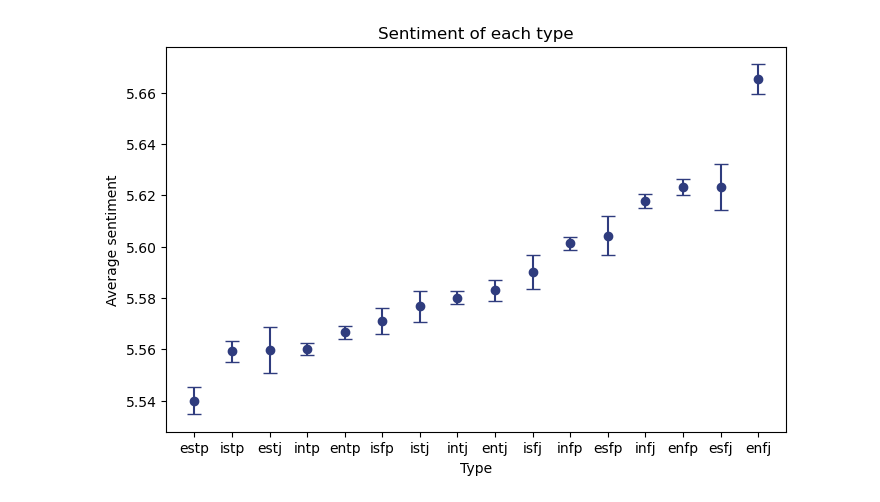
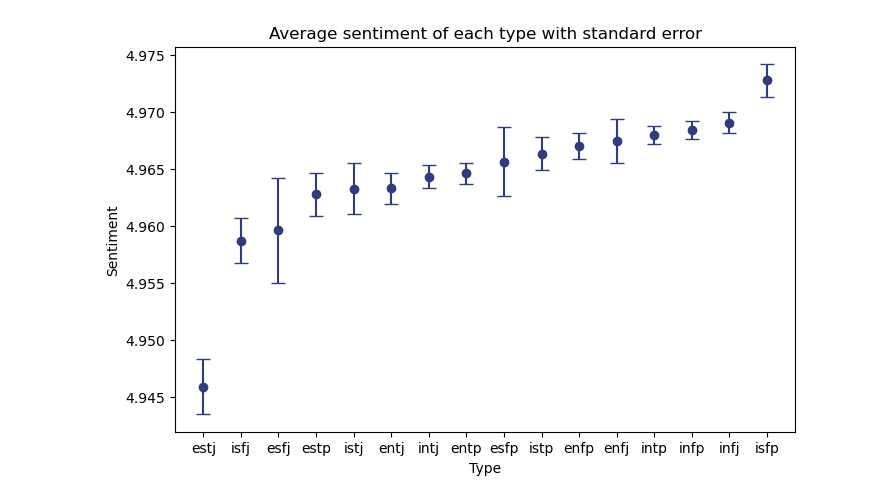
Before and after one commit to luchsonice/MBTI, a Jupyter notebook: 4_text_anlysis_graph.ipynb, the cells around one changed output. Cells and saved outputs as stored; diff of their text form; code cells hidden in the pictures.

```diff
--- a/4_text_anlysis_graph.ipynb
+++ b/4_text_anlysis_graph.ipynb
@@ -23,5 +24,5 @@ from scipy.stats import ttest_ind
 # %%
-with open(r"LargeData\Graph2.pkl", 'rb') as file:
+with open(r"LargeData\Graph_all.pkl", 'rb') as file:
     graph = pickle.load(file)
 # %%
 
@@ -177,17 +228,31 @@ for flair in flair_list:
 # %%
+# Sentiment of each flair
+sentiment_list_submissions =  []
+sem_list_submissions = []
+
+for flair in flair_list:
+    temp_list = calculate_sentiment(text_dict[flair]["submissions"],sentiment_score)
+
+    # Calculate mean sentiment
+    sentiment_list_submissions.append(np.mean(temp_list))
+
+    # Calculate standard error (SEM)
+    sem = np.std(temp_list) / np.sqrt(len(temp_list))
+    sem_list_submissions.append(sem)
+
 
 # Make a sorted plot
-temp_sentiment_list, tmp_flair_list ,temp_sem_list = zip(*sorted(zip(sentiment_list, flair_list, sem_list)))
+temp_sentiment_list, tmp_flair_list ,temp_sem_list = zip(*sorted(zip(sentiment_list_submissions, flair_list, sem_list_submissions)))
 
 # bar plot over sentiment of each flair sorted from highest to lowest
 plt.figure(figsize=(8,5))
 
 
 
 plt.errorbar(tmp_flair_list, temp_sentiment_list,yerr=temp_sem_list, color="#2F3C7E", fmt='o', capsize=5)
-plt.title("Sentiment of each type")
-plt.ylabel("Average sentiment")
+plt.title("Average sentiment of each type with standard error")
+plt.ylabel("Sentiment")
 plt.xlabel("Type")
 plt.show()
 # %% [output]
-[figure, old version]
+[figure, new version]
```
Also changed, not shown: parts of 28 cells of this notebook, 7 other files.
